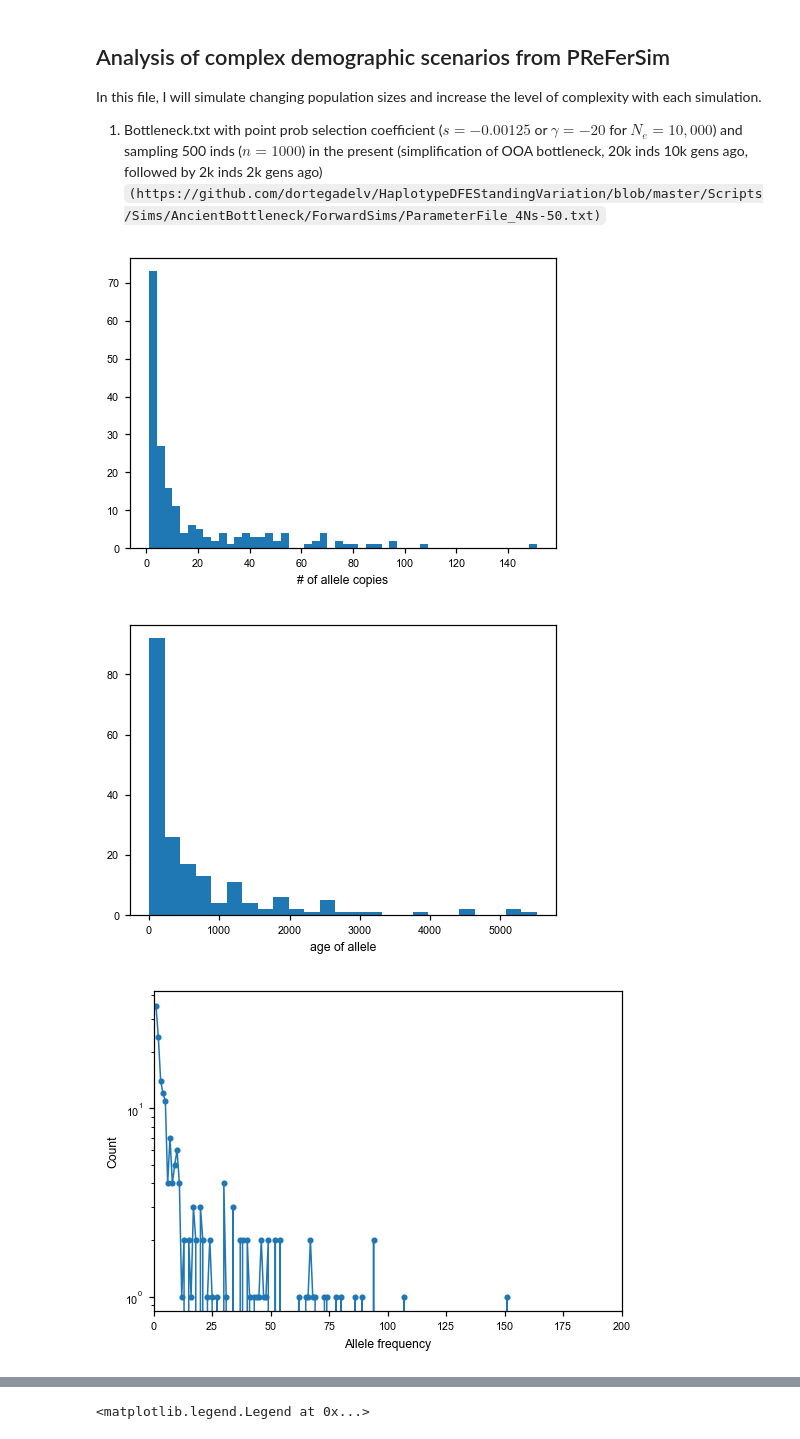
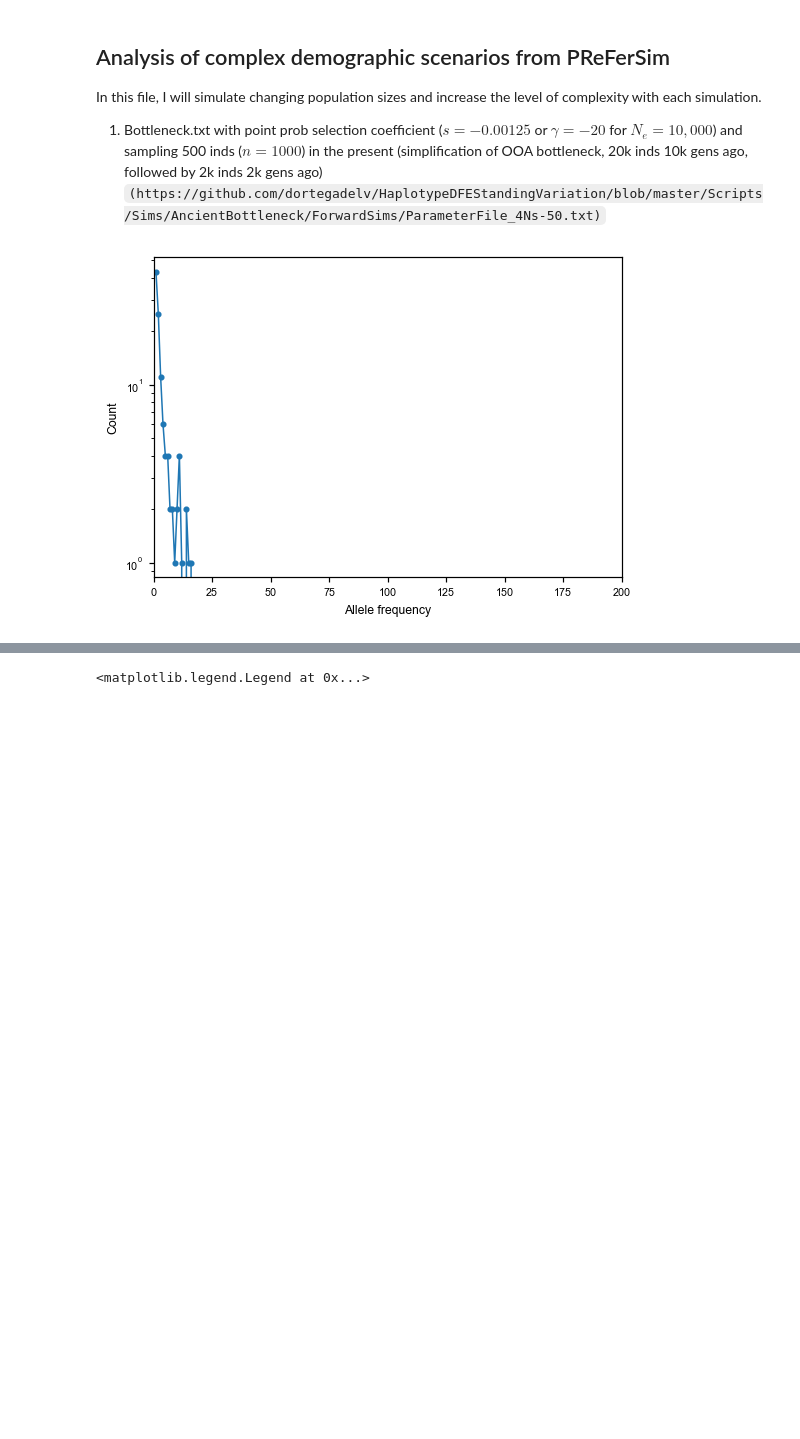
Before and after one commit to VivaswatS/selCoefEst, a Jupyter notebook: changingpopsizesims.ipynb, the cells around one changed output, grey strips where cells are left out. Drawn from its saved outputs; the diff is of its cells as text; code cells hidden in the pictures; blank space fills up the shorter version.

```diff
--- a/changingpopsizesims.ipynb
+++ b/changingpopsizesims.ipynb
@@ -70,25 +67,23 @@ os.chdir("/Users/vivaswatshastry/selCoefEst/PReFerSims")
 #     os.system("GSL_RNG_SEED=1004 GSL_RNG_TYPE=mrg ../../PReFerSim/PReFerSim simfiles/ParameterFilesBottleneck.txt 1")
 # %%
 ## reading in simulated data + exploratory analysis
-df1 = pd.read_csv("outfiles/Bottleneck8e-04.1.full_out.txt",sep='\t',header=None,names=['','Xl','s','al','id'])
+df1 = pd.read_csv("outfiles/Bottleneck8e-03.1.full_out.txt",sep='\t',header=None,names=['','Xl','s','al','id'])
 Nc = np.concatenate((np.repeat(20000,80000),np.repeat(2000,2000)))
 nu_func = lambda t: [Nc[int(t*Nc[0])]/Nc[0]]
 df1['sXl'] = df1['Xl']*200
 df1['al'] = len(Nc)+1 - df1['al']
 dat = df1.to_numpy(dtype='int64')
-plt.hist(df1['sXl'],50); plt.xlabel('# of allele copies'); plt.show()
-plt.hist(df1['al'],25); plt.xlabel('age of allele'); plt.show()
-plt.scatter(df1['sXl'], df1['al'], alpha=0.5); plt.xlabel('# of allele copies'); plt.ylabel('age of allele'); plt.loglog()
+# plt.hist(df1['sXl'],50); plt.xlabel('# of allele copies'); plt.show()
+# plt.hist(df1['al'],25); plt.xlabel('age of allele'); plt.show()
+# plt.scatter(df1['sXl'], df1['al'], alpha=0.5); plt.xlabel('# of allele copies'); plt.ylabel('age of allele'); plt.loglog()
 
 sfs = moments.Spectrum(np.histogram(df1['sXl'],bins=range(0,202))[0])
 moments.Plotting.plot_1d_fs(sfs)
 
-SMS = np.zeros((len(Nc)+1,200+1),dtype='int16')
+SMS = np.zeros((len(Nc),200+1),dtype='int16')
 mask = np.zeros_like(SMS); mask[0,:] = 1; mask[:,0] = 1; mask[:,-1] = 1;
 for i in range(len(dat)):
     SMS[dat[i,3],dat[i,5]] += 1
 SMSmask = np.ma.array(SMS,mask=mask)
 # %% [output]
-[figure, old version]
+[figure, new version]
-[figure, removed]
-[figure, removed]
```
Also changed, not shown: parts of 38 cells of this notebook, 2 other files.
